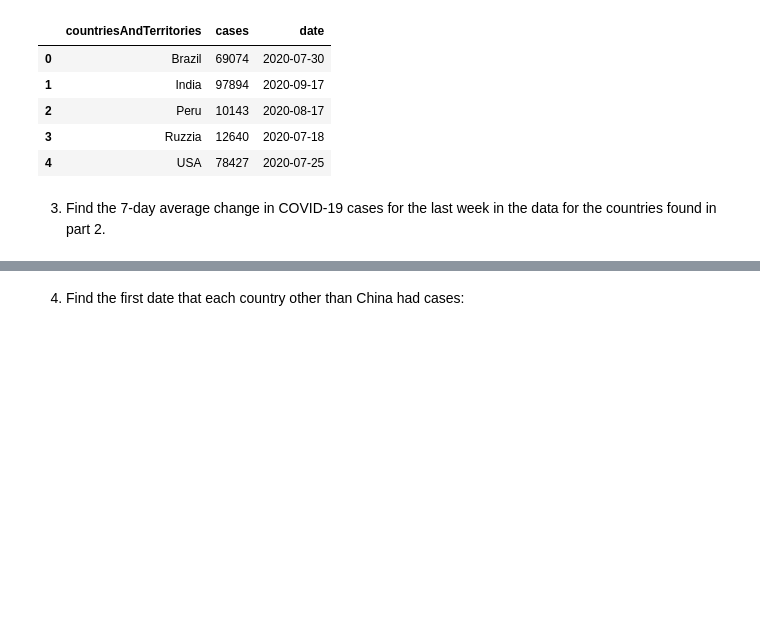
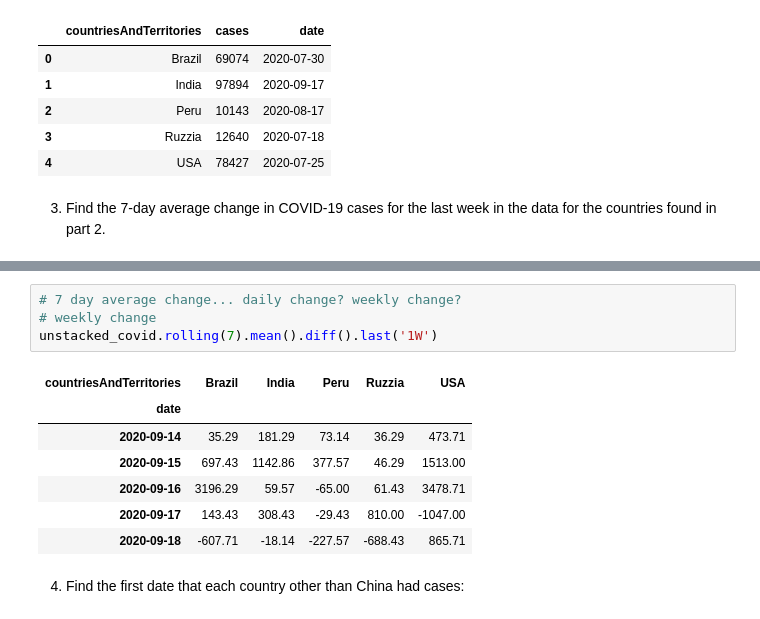
Before and after one commit to nadia-paz/ds-learning, a Jupyter notebook: data_analysis_pandas/09_exercises.ipynb, the cells around one changed output, grey strips where cells are left out. Saved outputs shown, nothing was run; the diff lists cells and outputs as text; blank space fills up the shorter version.

```diff
--- a/data_analysis_pandas/09_exercises.ipynb
+++ b/data_analysis_pandas/09_exercises.ipynb
@@ -824,3 +900,15 @@ covid_top_5.groupby('countriesAndTerritories').cases.max().to_frame().reset_inde
+# %%
+# 7 day average change... daily change? weekly change?
+# weekly change
+unstacked_covid.rolling(7).mean().diff().last('1W')
+# %% [output]
+| countriesAndTerritories | Brazil | India | Peru | Ruzzia | USA |
+| date |  |  |  |  |  |
+| 2020-09-14 | 35.29 | 181.29 | 73.14 | 36.29 | 473.71 |
+| 2020-09-15 | 697.43 | 1142.86 | 377.57 | 46.29 | 1513.00 |
+| 2020-09-16 | 3196.29 | 59.57 | -65.00 | 61.43 | 3478.71 |
+| 2020-09-17 | 143.43 | 308.43 | -29.43 | 810.00 | -1047.00 |
+| 2020-09-18 | -607.71 | -18.14 | -227.57 | -688.43 | 865.71 |
 # %% [markdown]
 4. Find the first date that each country other than China had cases:
 # %% [markdown]
```
Also changed, not shown: parts of 7 cells of this notebook.
